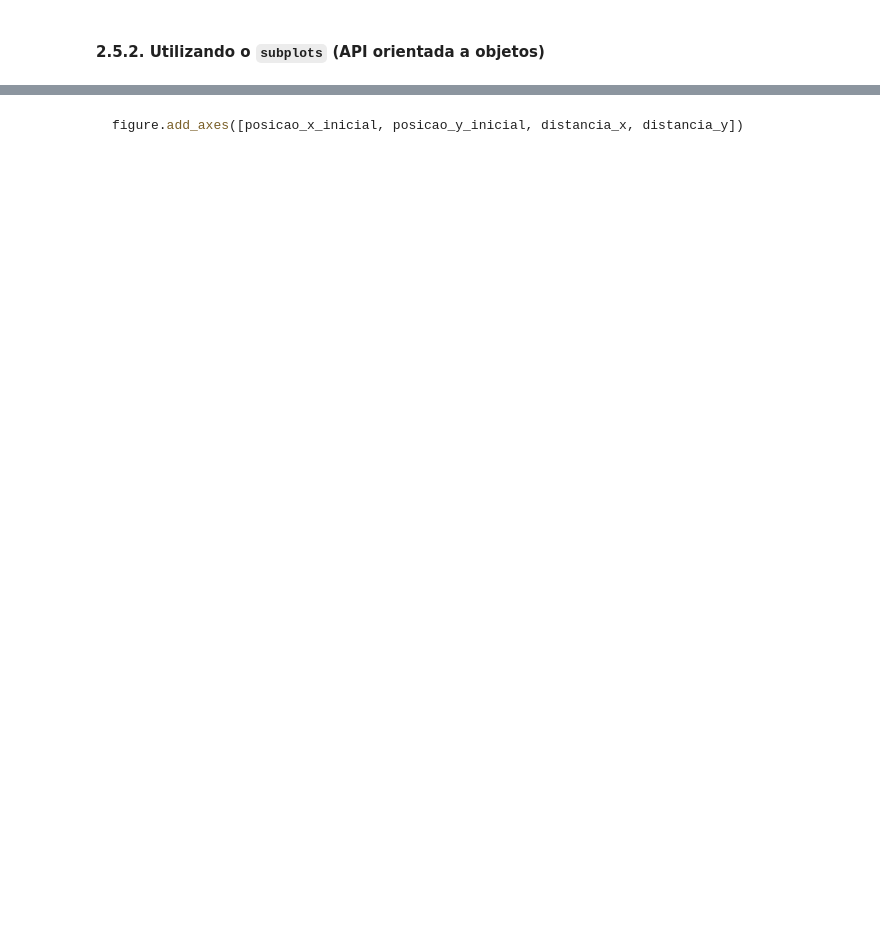
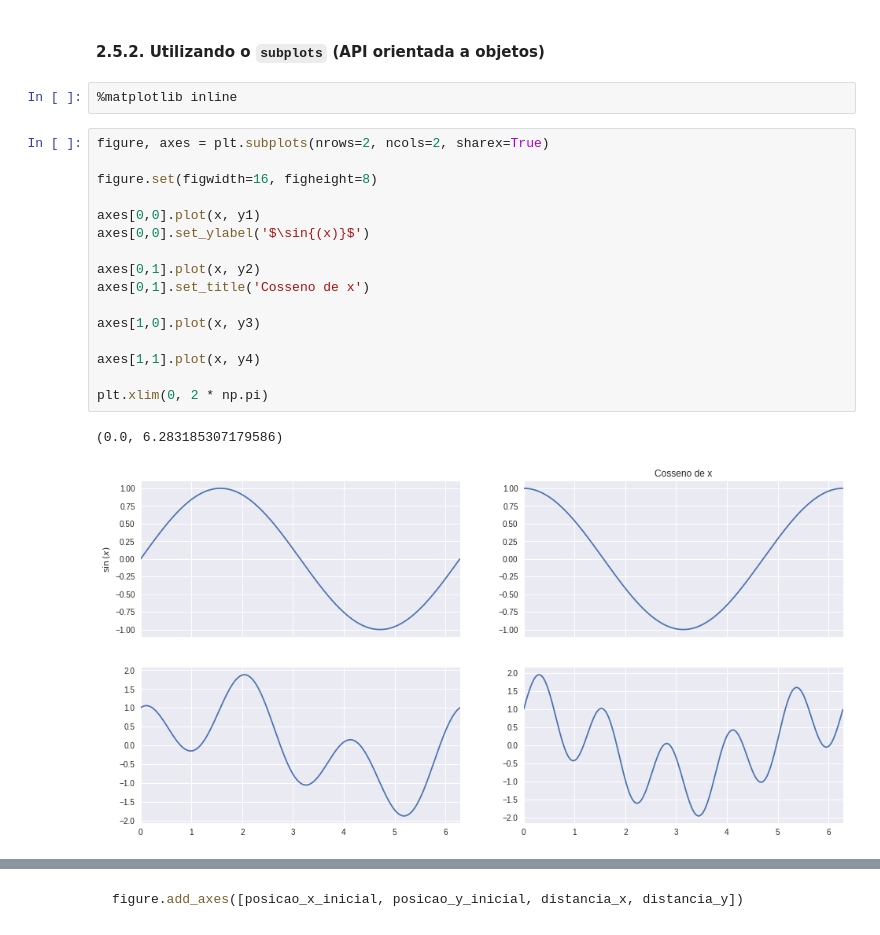
Before and after one commit to walisson-silva-ada/827-data-toolbox, a Jupyter notebook: 03. Matplotlib/03. Matplotlib.ipynb, the cells around one changed output, grey strips where cells are left out. Saved outputs shown, nothing was run; the diff lists cells and outputs as text; blank space fills up the shorter version.

```diff
--- a/03. Matplotlib/03. Matplotlib.ipynb
+++ b/03. Matplotlib/03. Matplotlib.ipynb
@@ -276,2 +336,23 @@ $$
 # %% [markdown]
 #### 2.5.2. Utilizando o `subplots` (API orientada a objetos)
+# %%
+%matplotlib inline
+# %%
+figure, axes = plt.subplots(nrows=2, ncols=2, sharex=True)
+
+figure.set(figwidth=16, figheight=8)
+
+axes[0,0].plot(x, y1)
+axes[0,0].set_ylabel('$\sin{(x)}$')
+
+axes[0,1].plot(x, y2)
+axes[0,1].set_title('Cosseno de x')
+
+axes[1,0].plot(x, y3)
+
+axes[1,1].plot(x, y4)
+
+plt.xlim(0, 2 * np.pi)
+# %% [output]
+(0.0, 6.283185307179586)
+[figure, added]
```
Also changed, not shown: parts of 30 cells of this notebook, 2 other files.
